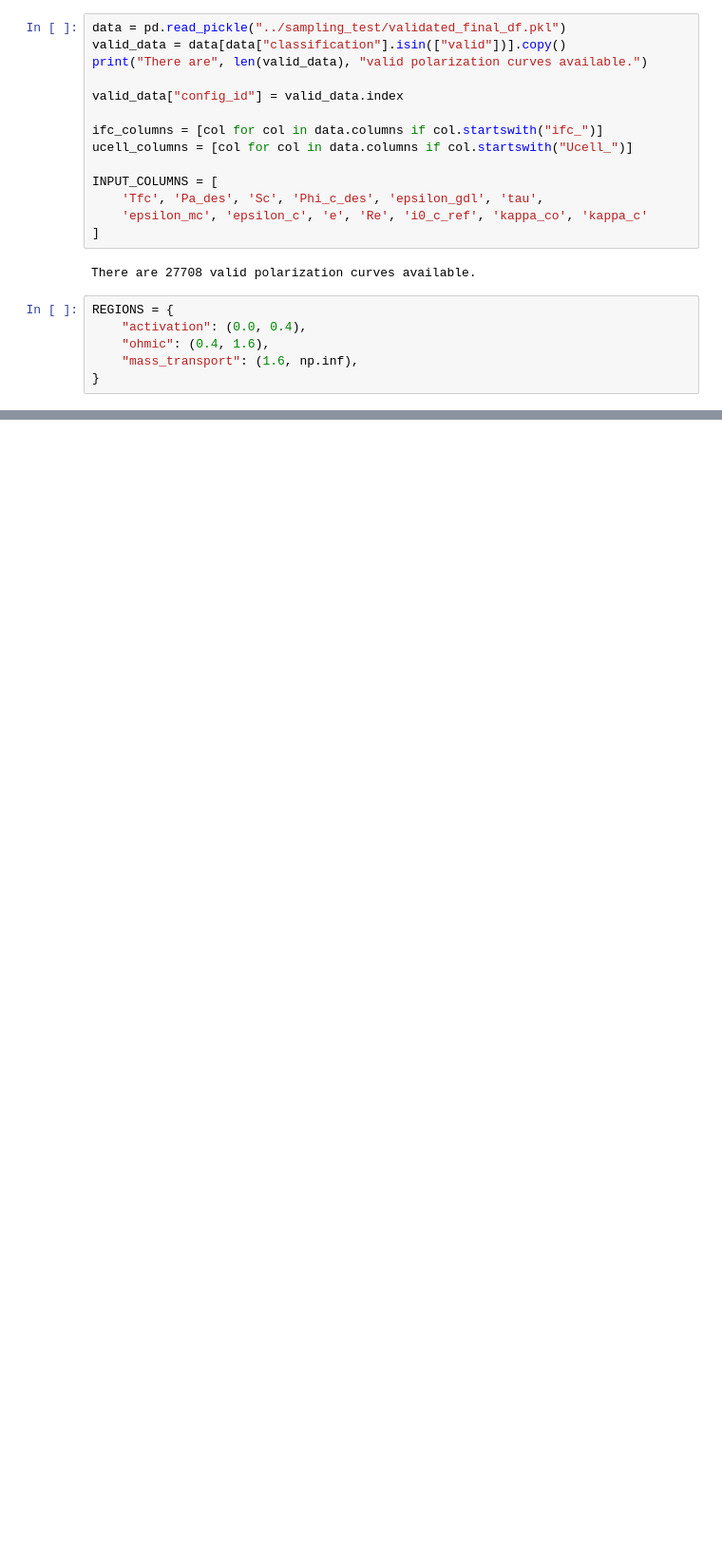
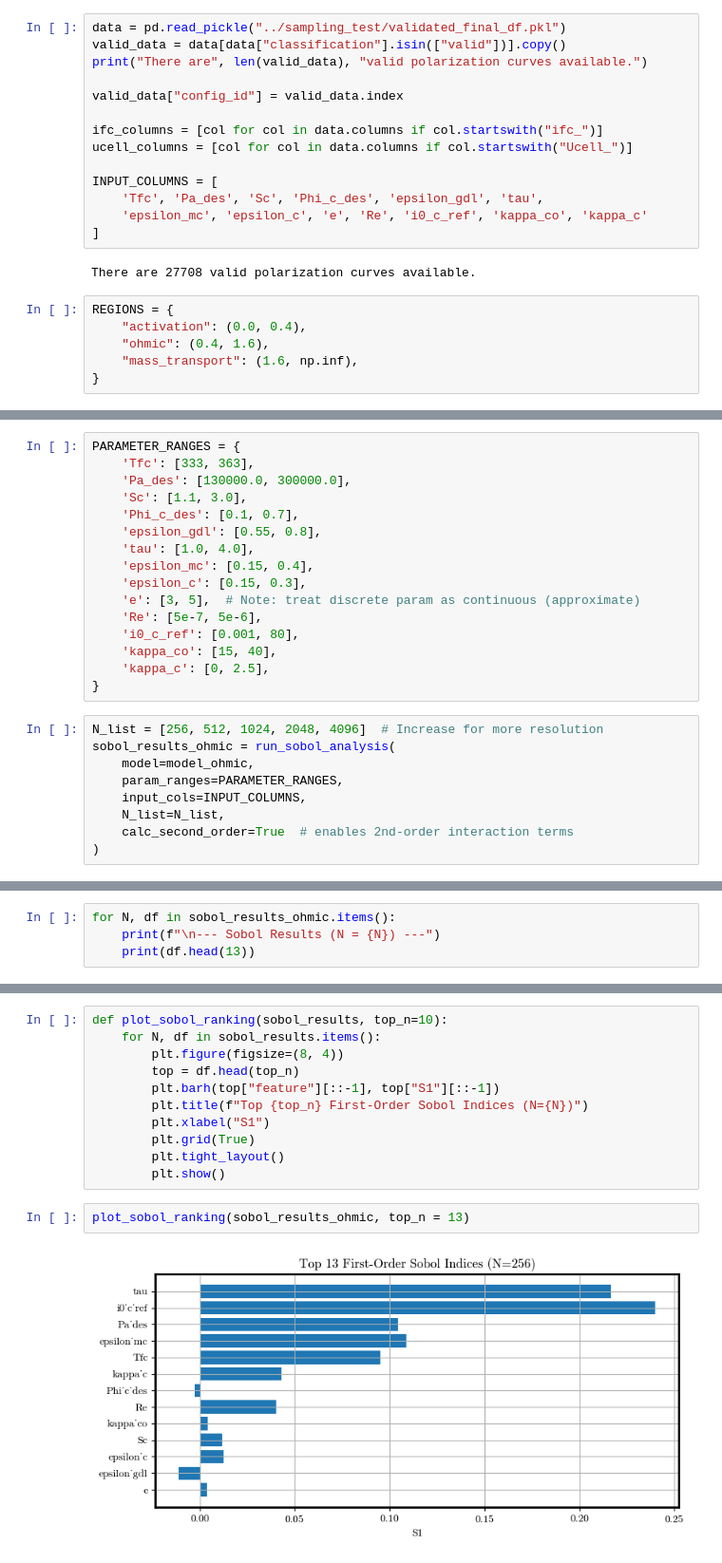
Before and after one commit to DejvisT/Sensitivity-Analysis-and-Surrogate-Modeling-of-PEM-Fuel-Cells, a Jupyter notebook: notebooks/08_SA_XGBoost_Regions.ipynb, the cells around one changed output, grey strips where cells are left out. Shown: that part at 95% size. Cells and saved outputs as stored; diff of their text form; blank space fills up the shorter version.

```diff
--- a/notebooks/08_SA_XGBoost_Regions.ipynb
+++ b/notebooks/08_SA_XGBoost_Regions.ipynb
@@ -290,0 +621,25 @@ plot_shap_bar(shap_df_ohmic)
+# %%
+PARAMETER_RANGES = {
+    'Tfc': [333, 363],
+    'Pa_des': [130000.0, 300000.0],
+    'Sc': [1.1, 3.0],
+    'Phi_c_des': [0.1, 0.7],
+    'epsilon_gdl': [0.55, 0.8],
+    'tau': [1.0, 4.0],
+    'epsilon_mc': [0.15, 0.4],
+    'epsilon_c': [0.15, 0.3],
+    'e': [3, 5],  # Note: treat discrete param as continuous (approximate)
+    'Re': [5e-7, 5e-6],
+    'i0_c_ref': [0.001, 80],
+    'kappa_co': [15, 40],
+    'kappa_c': [0, 2.5],
+}
+# %%
+N_list = [256, 512, 1024, 2048, 4096]  # Increase for more resolution
+sobol_results_ohmic = run_sobol_analysis(
+    model=model_ohmic,
+    param_ranges=PARAMETER_RANGES,
+    input_cols=INPUT_COLUMNS,
+    N_list=N_list,
+    calc_second_order=True  # enables 2nd-order interaction terms
+)
@@ -290,0 +689,4 @@ plot_shap_bar(shap_df_ohmic)
+# %%
+for N, df in sobol_results_ohmic.items():
+    print(f"\n--- Sobol Results (N = {N}) ---")
+    print(df.head(13))
@@ -290,0 +711,15 @@ plot_shap_bar(shap_df_ohmic)
+# %%
+def plot_sobol_ranking(sobol_results, top_n=10):
+    for N, df in sobol_results.items():
+        plt.figure(figsize=(8, 4))
+        top = df.head(top_n)
+        plt.barh(top["feature"][::-1], top["S1"][::-1])
+        plt.title(f"Top {top_n} First-Order Sobol Indices (N={N})")
+        plt.xlabel("S1")
+        plt.grid(True)
+        plt.tight_layout()
+        plt.show()
+# %%
+plot_sobol_ranking(sobol_results_ohmic, top_n = 13)
+# %% [output]
+[figure, added]
```
Also changed, not shown: parts of 53 cells of this notebook, 9 other files.
